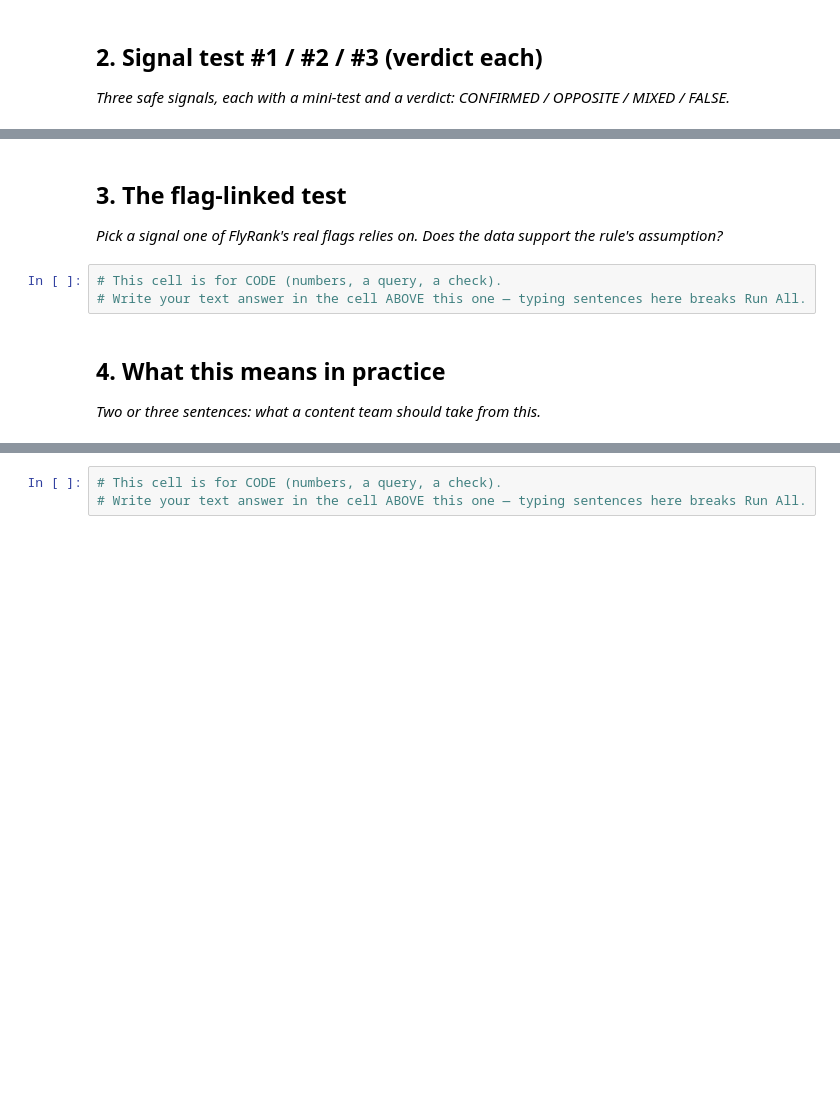
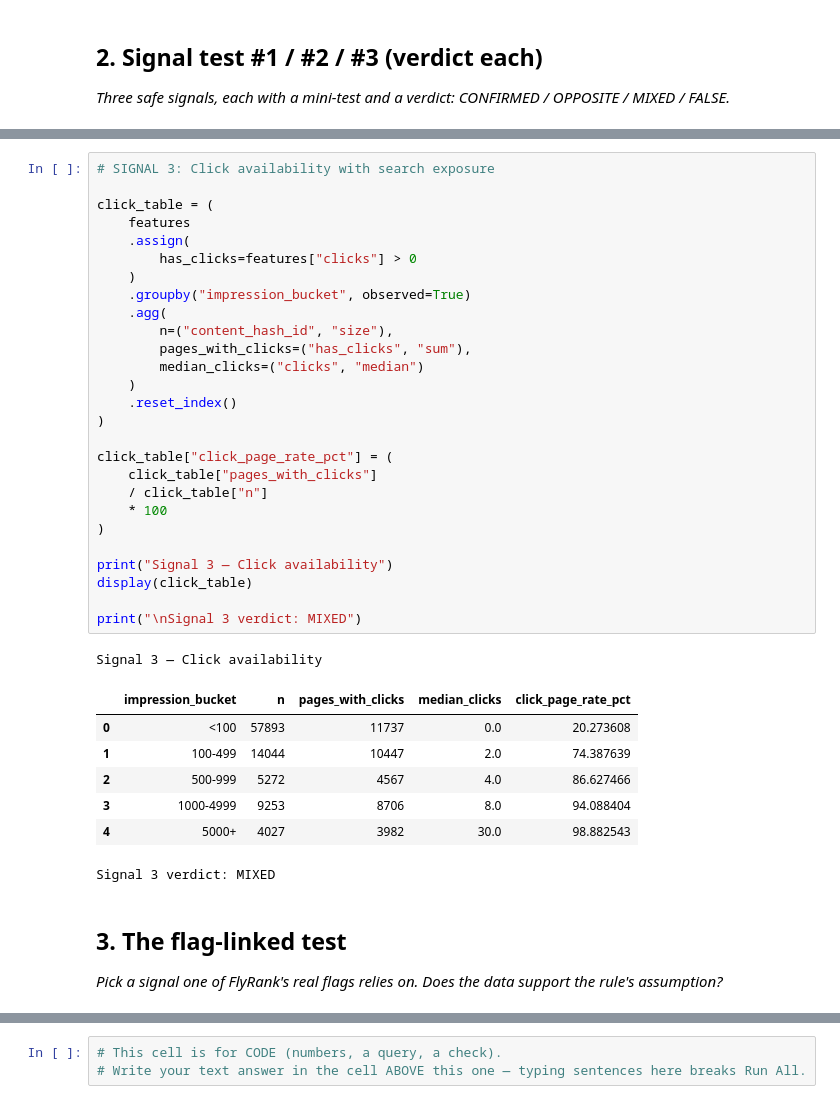
Before and after one commit to Anshikaag-28/Anshika-FlyRank-ML, a Jupyter notebook: work/notebooks/w04_signal_audit.ipynb, the cells around one changed output, grey strips where cells are left out. Drawn from its saved outputs; the diff is of its cells as text; blank space fills up the shorter version.

```diff
--- a/work/notebooks/w04_signal_audit.ipynb
+++ b/work/notebooks/w04_signal_audit.ipynb
@@ -23,11 +215,40 @@ This skeleton is yours to fill. Work the sections **in order** — each one has
+# %%
+# SIGNAL 3: Click availability with search exposure
+
+click_table = (
+    features
+    .assign(
+        has_clicks=features["clicks"] > 0
+    )
+    .groupby("impression_bucket", observed=True)
+    .agg(
+        n=("content_hash_id", "size"),
+        pages_with_clicks=("has_clicks", "sum"),
+        median_clicks=("clicks", "median")
+    )
+    .reset_index()
+)
+
+click_table["click_page_rate_pct"] = (
+    click_table["pages_with_clicks"]
+    / click_table["n"]
+    * 100
+)
+
+print("Signal 3 — Click availability")
+display(click_table)
+
+print("\nSignal 3 verdict: MIXED")
+# %% [output]
+Signal 3 — Click availability
+|  | impression_bucket | n | pages_with_clicks | median_clicks | click_page_rate_pct |
+| 0 | <100 | 57893 | 11737 | 0.0 | 20.273608 |
+| 1 | 100-499 | 14044 | 10447 | 2.0 | 74.387639 |
+| 2 | 500-999 | 5272 | 4567 | 4.0 | 86.627466 |
+| 3 | 1000-4999 | 9253 | 8706 | 8.0 | 94.088404 |
+| 4 | 5000+ | 4027 | 3982 | 30.0 | 98.882543 |
+Signal 3 verdict: MIXED
 # %% [markdown]
 ## 3. The flag-linked test
 
 *Pick a signal one of FlyRank's real flags relies on. Does the data support the rule's assumption?*
-# %%
-# This cell is for CODE (numbers, a query, a check).
-# Write your text answer in the cell ABOVE this one — typing sentences here breaks Run All.
-# %% [markdown]
-## 4. What this means in practice
-
-*Two or three sentences: what a content team should take from this.*
```
Also changed, not shown: parts of 10 cells of this notebook.
